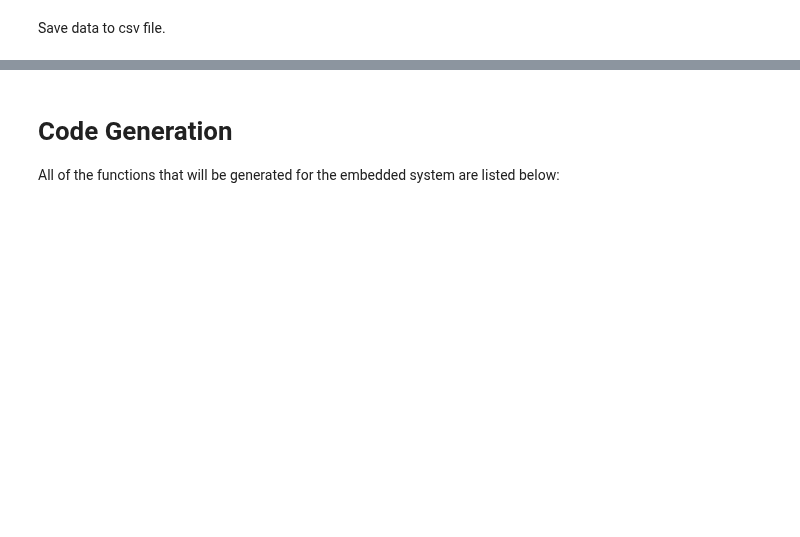
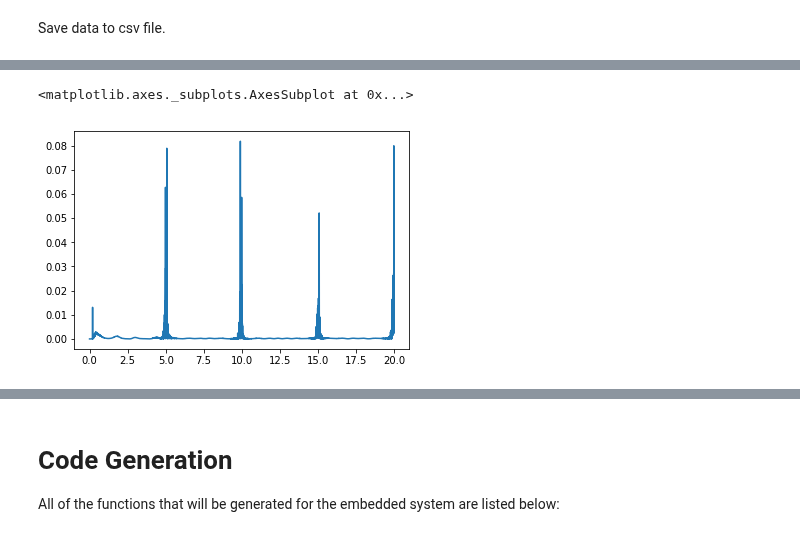
Before and after one commit to CogniPilot/pyecca, a Jupyter notebook: notebooks/AttitudeLGPEKF.ipynb, the cells around one changed output, grey strips where cells are left out. Saved outputs shown, nothing was run; the diff lists cells and outputs as text; code cells hidden in the pictures; blank space fills up the shorter version.

Commit message:
Add innovation and beta.

```diff
--- a/notebooks/AttitudeLGPEKF.ipynb
+++ b/notebooks/AttitudeLGPEKF.ipynb
@@ -971,8 +1029,6 @@ std  (deg)      :     0.0276 roll,     0.0101 pitch,     0.0166 yaw
 # %% [markdown]
 Save data to csv file.
 # %%
-index = pd.Float64Index(np.reshape(hist['t'], -1))
-columns = []
 data = {}
 for k in hist.keys():
     if k is 't':
@@ -980,7 +1036,7 @@ for k in hist.keys():
     vals = hist[k]
     for i in range(vals.shape[1]):
         data['{:s}_{:d}'.format(k, i)] = hist[k][:, i]
-res = pd.DataFrame(data=data, index=index)
+res = pd.DataFrame(data=data, index=pd.Float64Index(np.reshape(hist['t'], -1)))
 with open('results.csv', 'w') as f:
     f.write(res.to_csv())
 # %%
@@ -993,0 +1050,5 @@ Text(0,0.5,'deg/s')
+# %%
+res.beta_accel_0.plot()
+# %% [output]
+<matplotlib.axes._subplots.AxesSubplot at 0x...>
+[figure, added]
```
Also changed, not shown: parts of 17 cells of this notebook.
